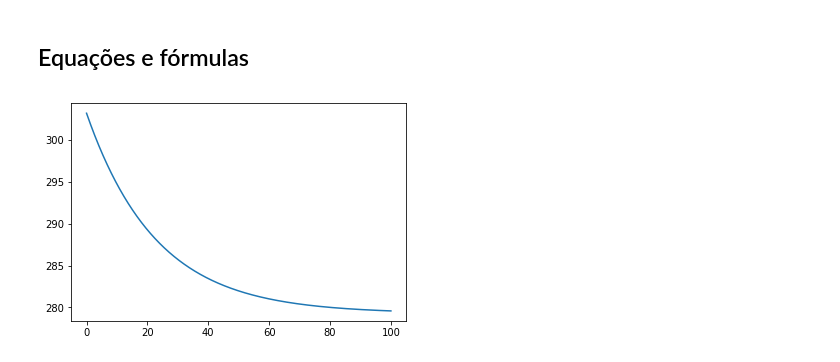
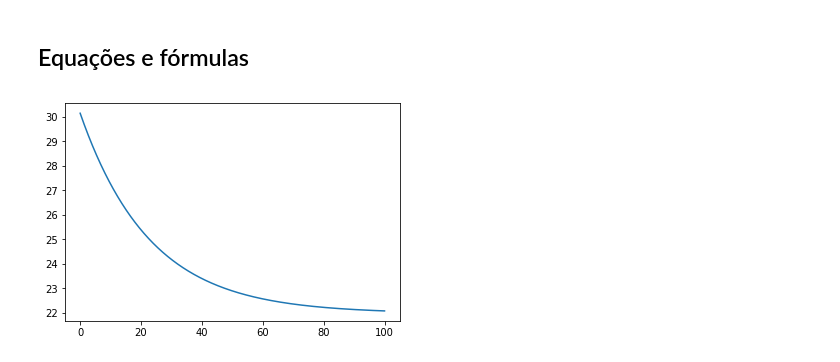
Before and after one commit to rafikli/ModSIM-P2, a Jupyter notebook: Projeto_2_Guilherme_Boldin_Rafael_Libertini.ipynb, the cells around one changed output. Drawn from its saved outputs; the diff is of its cells as text; code cells hidden in the pictures.

```diff
--- a/Projeto_2_Guilherme_Boldin_Rafael_Libertini.ipynb
+++ b/Projeto_2_Guilherme_Boldin_Rafael_Libertini.ipynb
@@ -17,7 +17,7 @@ m_ar=den_ar*v_ar
 
 c_ar=1.0048*1000
 #temperatura ambiente externa
-T_ext=35+273.15
+T_ext=30+273.15
 #espessura da lataria
 d = 0.05
 #área de contato da lataria com o ar interno
@@ -34,7 +34,9 @@ k=80
 #coeficiente de transferência convectiva do ar --> 10W/m2k
 h = 10
 #potência termica do ar condicionado
-Q_ac = 6000
+Q_ac = 1700
+#eficiencia do ar condicionado 80%
+ef_ac = 0.7
 
 #Q_ar_Ext = convecçao + conduçao
 #conveção = = ℎ ⋅ 𝐴 ⋅ Δ𝑇
@@ -54,12 +56,15 @@ def EqDif(LisSol,t):
 # %%
 import numpy as np
 import matplotlib.pyplot as plt
 from scipy.integrate import odeint
 CI = [30+273.15]
 delta_t = 0.001
 ListaT = np.arange(0,100,delta_t)
 solucao = odeint(EqDif,CI,ListaT)
-plt.plot(ListaT,solucao[:,0])
+ListaC = []
+for C in solucao[:,0]:
+    ListaC.append(C-273)
+plt.plot(ListaT,ListaC)
 plt.show()
 # %% [output]
-[figure, old version]
+[figure, new version]
```
Also changed, not shown: parts of 2 cells of this notebook.
